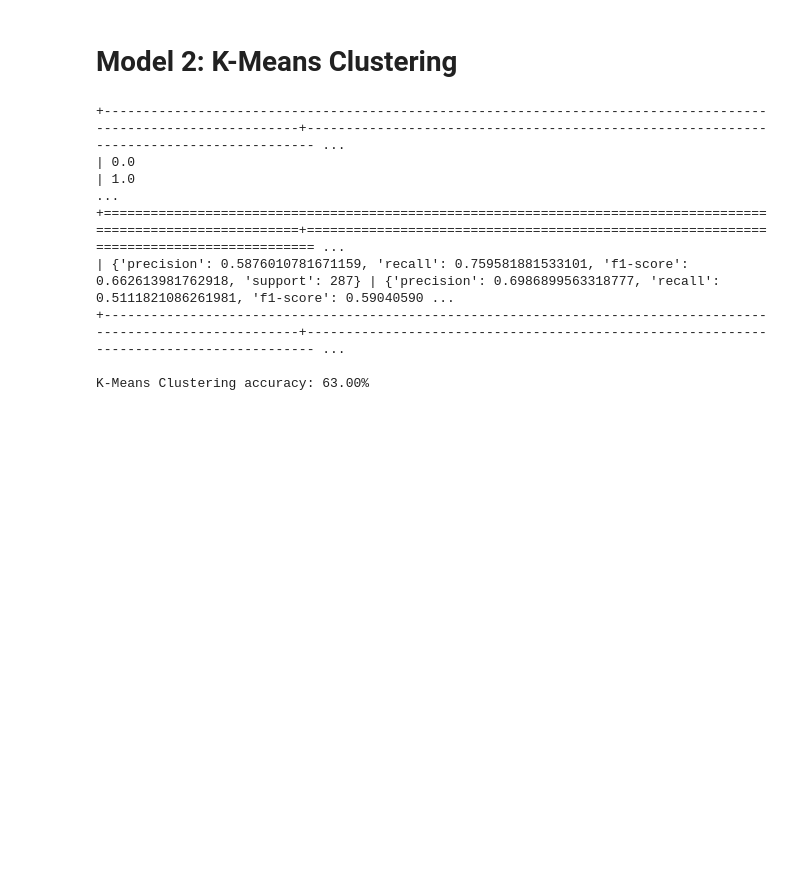
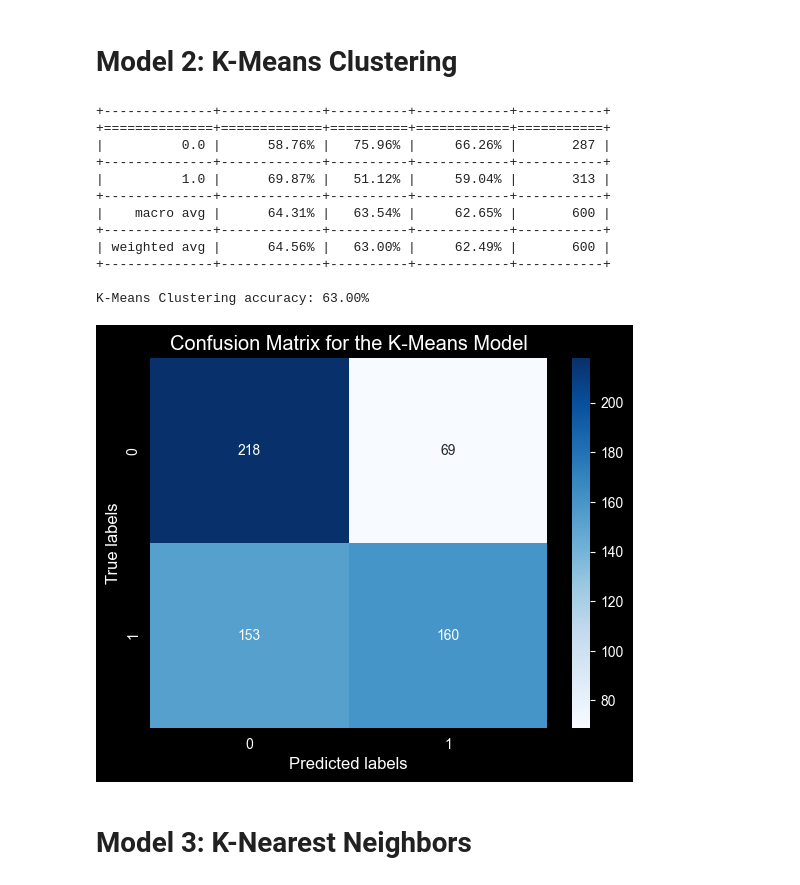
Before and after one commit to AliZ786/COMP-478, a Jupyter notebook: COMP478_Project.ipynb, the cells around one changed output. Saved outputs shown, nothing was run; the diff lists cells and outputs as text; code cells hidden in the pictures; blank space fills up the shorter version.

```diff
--- a/COMP478_Project.ipynb
+++ b/COMP478_Project.ipynb
@@ -216,16 +221,47 @@ y_pred = 1 - y_pred
 
 # Print the classification report
 report = classification_report(y_test, y_pred, output_dict=True)
-print(tabulate([report], headers='keys', tablefmt="grid"))
+# Convert the dictionary to a pandas dataframe
+df_nb = pd.DataFrame(report).transpose()
+
+# Format the values as percentages
+df_nb.loc[:, 'precision':'f1-score'] = df_nb.loc[:, 'precision':'f1-score'].applymap(lambda x: f'{x:.2%}')
+
+# Print the dataframe
+report_table = tabulate(df_nb.drop('accuracy'), headers='keys',tablefmt="grid",
+            stralign="right", numalign="right")
+print(report_table)
 
 # Print the clustering accuracy
 accuracy = np.mean(y_pred == y_test) * 100
 print(f"\nK-Means Clustering accuracy: {accuracy:.2f}%")
 # %% [output]
-+---------------------------------------------------------------------------------------------------------------+--------------------------------------------------------------------------------------- ...
-| 0.0                                                                                                           | 1.0                                                                                    ...
-+===============================================================================================================+======================================================================================= ...
-| {'precision': 0.5876010781671159, 'recall': 0.759581881533101, 'f1-score': 0.662613981762918, 'support': 287} | {'precision': 0.6986899563318777, 'recall': 0.5111821086261981, 'f1-score': 0.59040590 ...
-+---------------------------------------------------------------------------------------------------------------+--------------------------------------------------------------------------------------- ...
++--------------+-------------+----------+------------+-----------+
++==============+=============+==========+============+===========+
+|          0.0 |      58.76% |   75.96% |     66.26% |       287 |
++--------------+-------------+----------+------------+-----------+
+|          1.0 |      69.87% |   51.12% |     59.04% |       313 |
++--------------+-------------+----------+------------+-----------+
+|    macro avg |      64.31% |   63.54% |     62.65% |       600 |
++--------------+-------------+----------+------------+-----------+
+| weighted avg |      64.56% |   63.00% |     62.49% |       600 |
++--------------+-------------+----------+------------+-----------+
 
 K-Means Clustering accuracy: 63.00%
+# %%
+# Create the confusion matrix
+cm = confusion_matrix(y_test, y_pred)
+
+# Create a heatmap of the confusion matrix
+sns.heatmap(cm, annot=True, cmap="Blues", fmt="d")
+
+# Set the labels and title of the plot
+plt.xlabel("Predicted labels")
+plt.ylabel("True labels")
+plt.title("Confusion Matrix for the K-Means Model")
+
+plt.show()
+# %% [output]
+[figure, added]
+# %% [markdown]
+# Model 3: K-Nearest Neighbors
```
Also changed, not shown: parts of 8 cells of this notebook.
